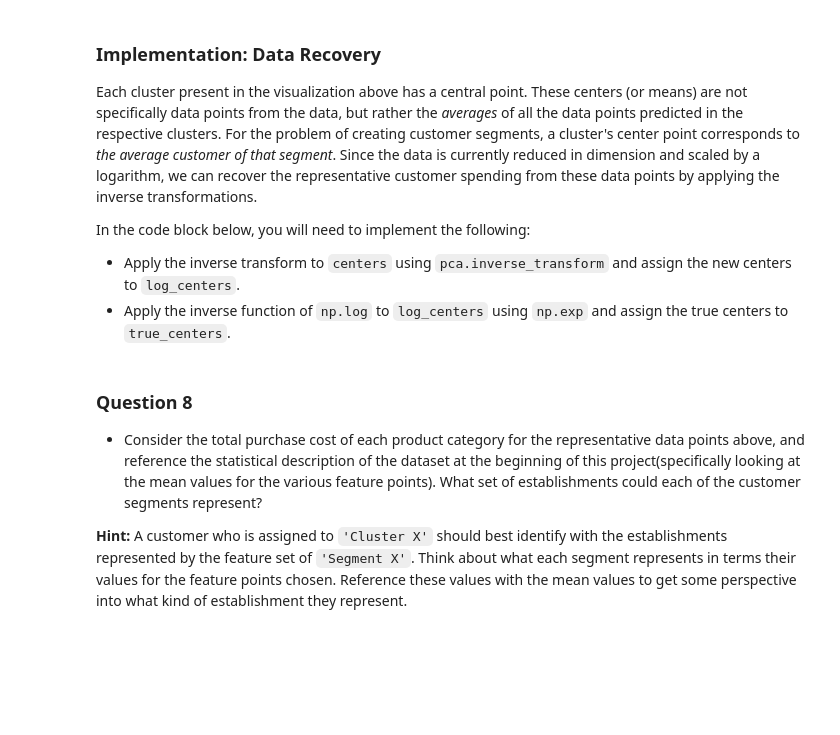
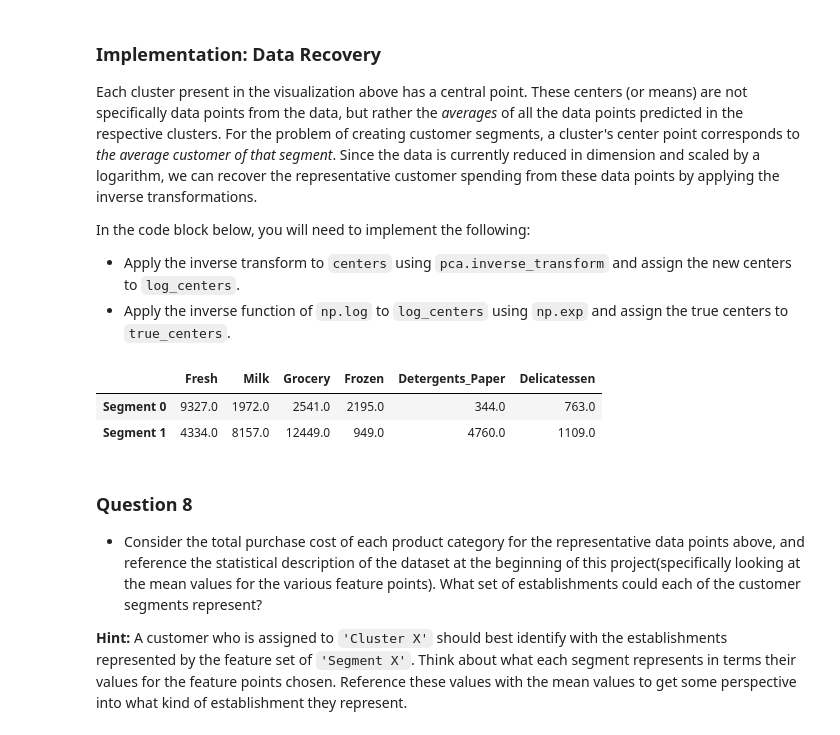
Before and after one commit to iuliakhomenko/MLND, a Jupyter notebook: p3/customer_segments.ipynb, the cells around one changed output. Cells and saved outputs as stored; diff of their text form; code cells hidden in the pictures; blank space fills up the shorter version.

```diff
--- a/p3/customer_segments.ipynb
+++ b/p3/customer_segments.ipynb
@@ -350,13 +355,13 @@ In the code block below, you will need to implement the following:
  - Apply a PCA transformation of `log_samples` using `pca.transform`, and assign the results to `pca_samples`.
 # %%
 # TODO: Apply PCA by fitting the good data with only two dimensions
-pca = None
-
+pca = PCA(n_components= 2)
+pca.fit(good_data)
 # TODO: Transform the good data using the PCA fit above
-reduced_data = None
+reduced_data = pca.transform(good_data)
 
 # TODO: Transform log_samples using the PCA fit above
-pca_samples = None
+pca_samples = pca.transform(log_samples)
 
 # Create a DataFrame for the reduced data
 reduced_data = pd.DataFrame(reduced_data, columns = ['Dimension 1', 'Dimension 2'])
@@ -406,20 +431,24 @@ In the code block below, you will need to implement the following:
  - Import `sklearn.metrics.silhouette_score` and calculate the silhouette score of `reduced_data` against `preds`.
    - Assign the silhouette score to `score` and print the result.
 # %%
+from sklearn.cluster import KMeans
+from sklearn.metrics import silhouette_score
+
 # TODO: Apply your clustering algorithm of choice to the reduced data
-clusterer = None
+clusterer = KMeans(n_clusters = 2)
+clusterer.fit(reduced_data)
 
 # TODO: Predict the cluster for each data point
-preds = None
+preds = clusterer.predict(reduced_data)
 
 # TODO: Find the cluster centers
-centers = None
+centers = clusterer.cluster_centers_
 
 # TODO: Predict the cluster for each transformed sample data point
-sample_preds = None
+sample_preds = clusterer.predict(pca_samples)
 
 # TODO: Calculate the mean silhouette coefficient for the number of clusters chosen
-score = None
+score = silhouette_score(reduced_data, preds)
 # %% [markdown]
 ### Question 7
 
@@ -442,16 +477,20 @@ In the code block below, you will need to implement the following:
  - Apply the inverse function of `np.log` to `log_centers` using `np.exp` and assign the true centers to `true_centers`.
 # %%
 # TODO: Inverse transform the centers
-log_centers = None
+log_centers = pca.inverse_transform(centers)
 
 # TODO: Exponentiate the centers
-true_centers = None
+true_centers = np.exp(log_centers)
 
 # Display the true centers
 segments = ['Segment {}'.format(i) for i in range(0,len(centers))]
 true_centers = pd.DataFrame(np.round(true_centers), columns = data.keys())
 true_centers.index = segments
 display(true_centers)
+# %% [output]
+|  | Fresh | Milk | Grocery | Frozen | Detergents_Paper | Delicatessen |
+| Segment 0 | 9327.0 | 1972.0 | 2541.0 | 2195.0 | 344.0 | 763.0 |
+| Segment 1 | 4334.0 | 8157.0 | 12449.0 | 949.0 | 4760.0 | 1109.0 |
 # %% [markdown]
 ### Question 8
 
```
Also changed, not shown: parts of 12 cells of this notebook.
